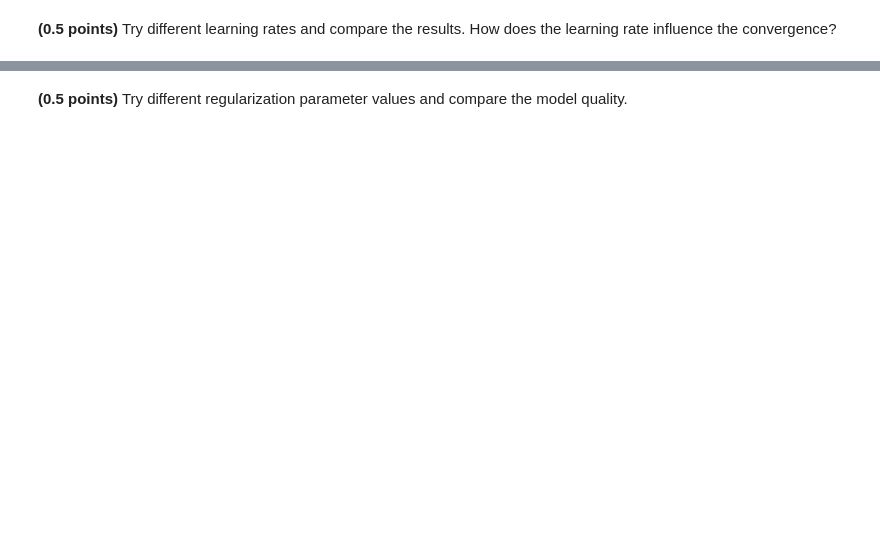
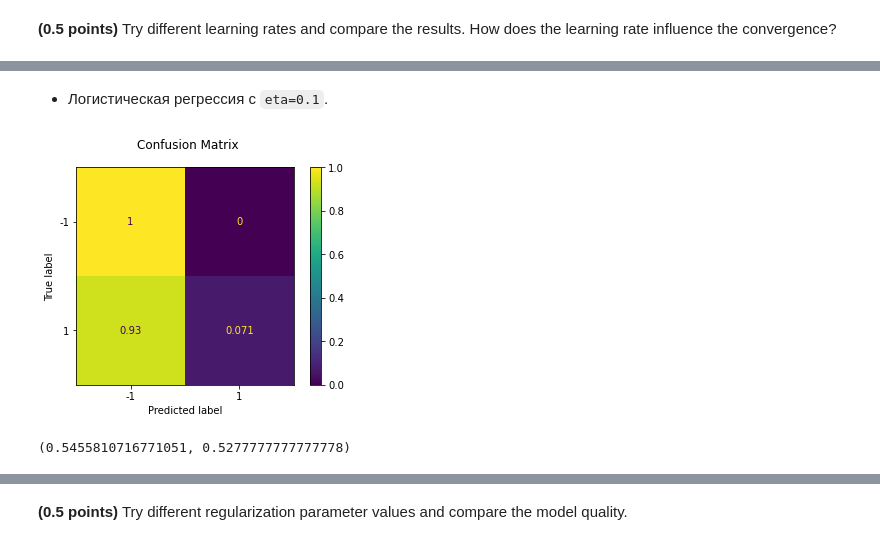
Before and after one commit to aslmyura/ml-python, a Jupyter notebook: 5_classification_linear_knn/hw_classification.ipynb, the cells around one changed output, grey strips where cells are left out. Cells and saved outputs as stored; diff of their text form; code cells hidden in the pictures; blank space fills up the shorter version.

```diff
--- a/5_classification_linear_knn/hw_classification.ipynb
+++ b/5_classification_linear_knn/hw_classification.ipynb
@@ -277,0 +291,9 @@ assert min(train_acc, test_acc) > 0.9
+# %% [markdown]
+- Логистическая регрессия с `eta=0.1`.
+# %%
+model_1 = CustomLogisticRegression(eta=0.1)
+train_acc_1, test_acc_1 = fit_evaluate(model_1, X_train, y_train, X_test, y_test)
+train_acc_1, test_acc_1
+# %% [output]
+[figure, added]
+(0.5455810716771051, 0.5277777777777778)
```
Also changed, not shown: parts of 31 cells of this notebook.
